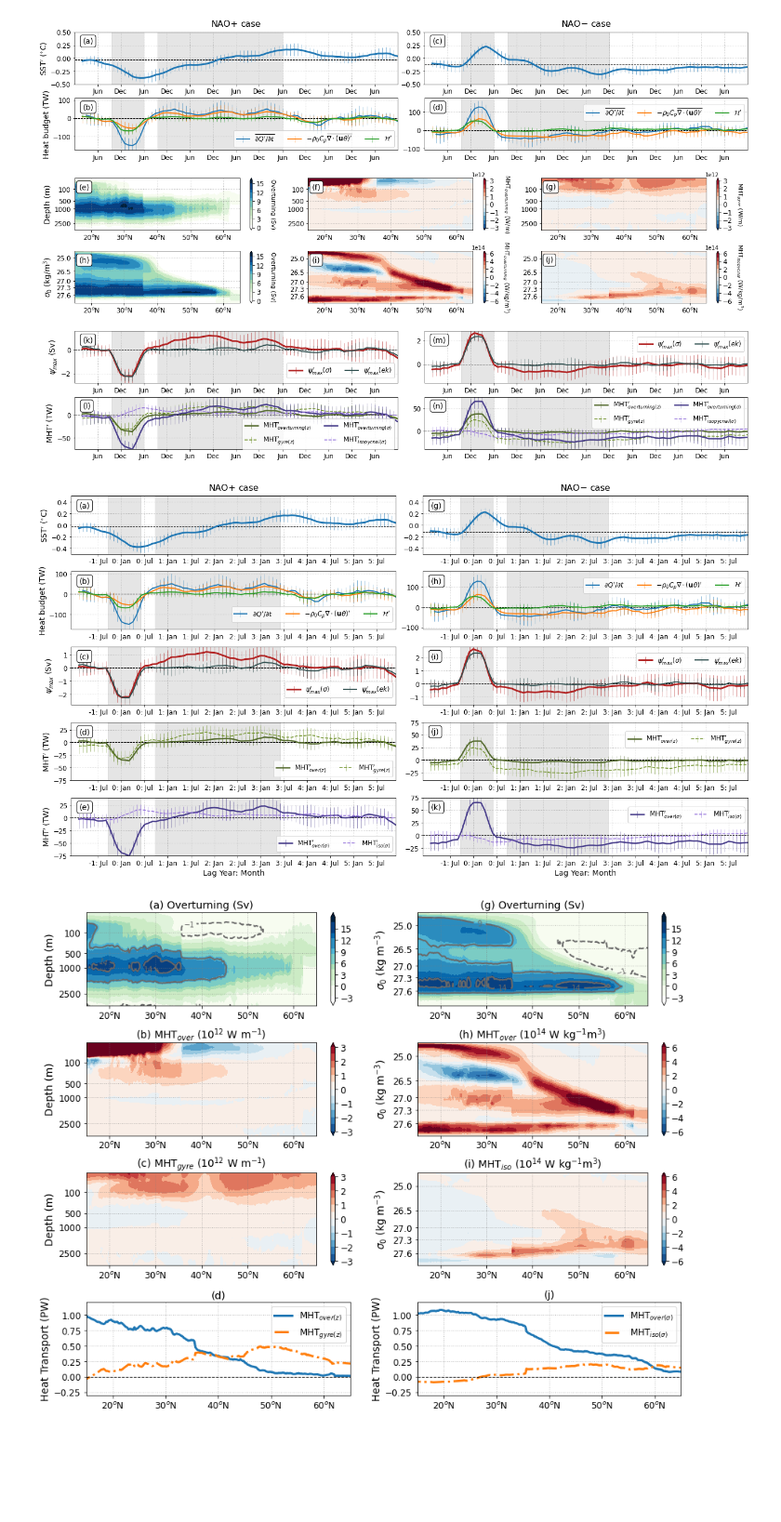
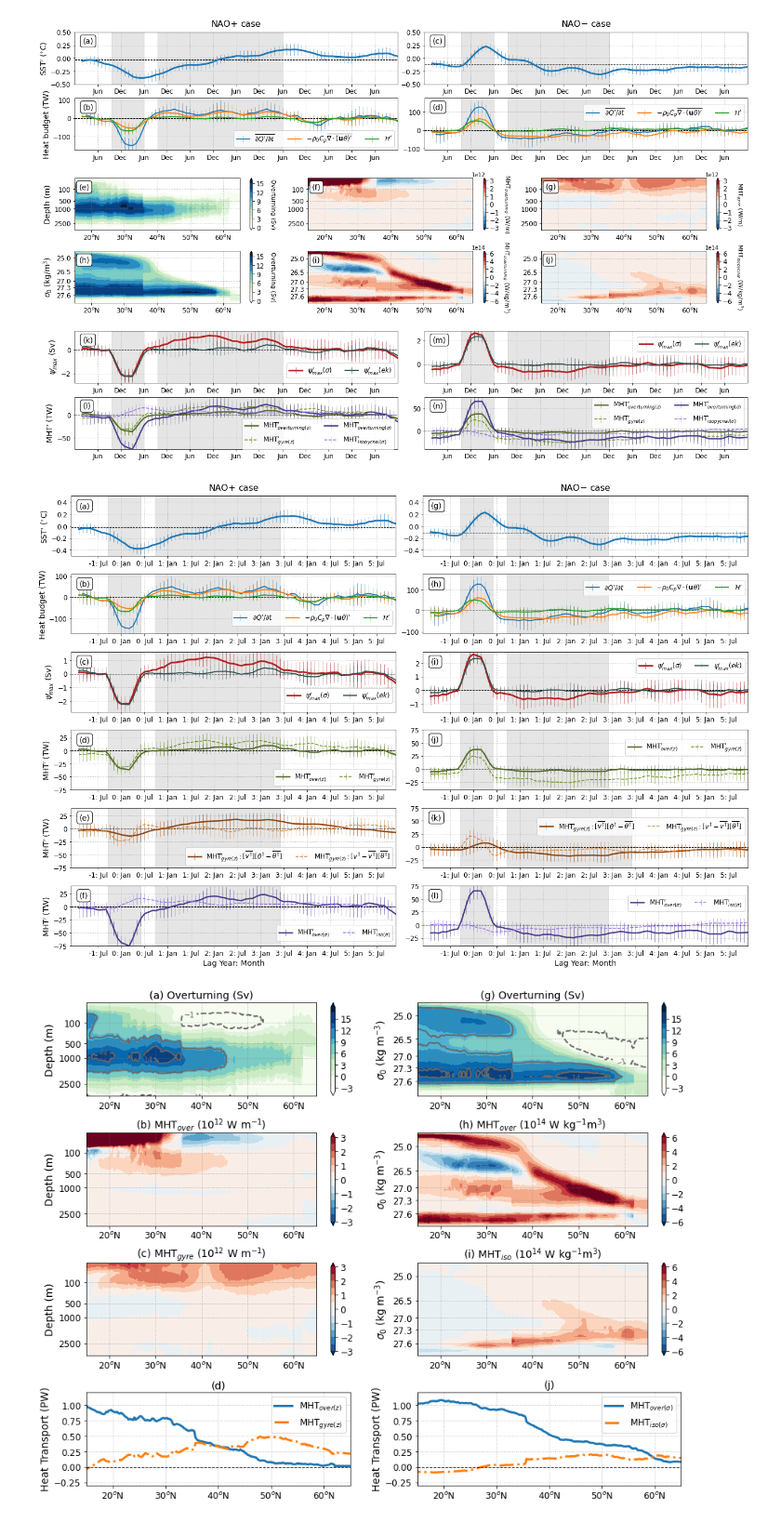
Before and after one commit to hmkhatri/AMOC_Variability_DePreSys_MET, a Jupyter notebook: Notebooks/Plots_Paper_NAO_Heat_Content_Variability/Plots_timeseries_NAO.ipynb, the cells around one changed output. Shown at 93% size. Saved outputs shown, nothing was run; the diff lists cells and outputs as text; code cells hidden in the pictures; blank space fills up the shorter version.

Commit message:
bootstrapping gyre heat transport

```diff
--- a/Notebooks/Plots_Paper_NAO_Heat_Content_Variability/Plots_timeseries_NAO.ipynb
+++ b/Notebooks/Plots_Paper_NAO_Heat_Content_Variability/Plots_timeseries_NAO.ipynb
@@ -69,7 +69,8 @@ Coordinates:
 # %%
 data_dir = "/gws/nopw/j04/snapdragon/hkhatri/Data_Composite/NAO_hpa/Bootstrap_Confidence/"
 
-file_list = ['Bootstrap_NAOp_Diagnostics_Area_Integrated.nc', 'Bootstrap_NAOp_Overturning_MHT_timeseries.nc']
+file_list = ['Bootstrap_NAOp_Diagnostics_Area_Integrated.nc', 'Bootstrap_NAOp_Overturning_MHT_timeseries.nc',
+            'Bootstrap_NAOp_Gyre_MHT_timeseries.nc']
 
 ds_NAOp = []
 
@@ -78,11 +79,12 @@ for file in file_list:
     d = xr.open_dataset(data_dir + file)
     ds_NAOp.append(d)
 
-ds_NAOp = xr.merge(ds_NAOp)
+ds_NAOp = xr.merge(ds_NAOp, compat='override')
 
 ds_NAOp = ds_NAOp.assign_coords(j_c=ds_NAOp['latitude'])
 
-file_list = ['Bootstrap_NAOn_Diagnostics_Area_Integrated.nc', 'Bootstrap_NAOn_Overturning_MHT_timeseries.nc']
+file_list = ['Bootstrap_NAOn_Diagnostics_Area_Integrated.nc', 'Bootstrap_NAOn_Overturning_MHT_timeseries.nc',
+            'Bootstrap_NAOn_Gyre_MHT_timeseries.nc']
 
 ds_NAOn = []
 
@@ -91,7 +93,7 @@ for file in file_list:
     d = xr.open_dataset(data_dir + file)
     ds_NAOn.append(d)
 
-ds_NAOn = xr.merge(ds_NAOn)
+ds_NAOn = xr.merge(ds_NAOn, compat='override')
 
 ds_NAOn = ds_NAOn.assign_coords(j_c=ds_NAOn['latitude'])
 
@@ -579,8 +581,8 @@ cfd_per = 1.98 # z-val for confidence interval
                 # (1.289 for 80%, 1.658 for 90%, 1.98 for 95%, 2.617 for 99% for deg. freddom = 120)
 fs = 12 # font size
 
-grid1 = plt.GridSpec(5, 6, wspace=0.3, hspace=0.3)
-fig = plt.figure(figsize=[22,12])
+grid1 = plt.GridSpec(6, 6, wspace=0.3, hspace=0.3)
+fig = plt.figure(figsize=[22,15])
 
 props = dict(boxstyle='round', facecolor='white')
 
@@ -796,7 +798,7 @@ ax.grid(color='gray', alpha=0.5, linestyle=':', lw=1.)
 ax.text(0.025, 0.9, '(j)', transform=ax.transAxes, fontsize=fs+2, verticalalignment='top', bbox=props);
 
 
-ax = fig.add_subplot(grid1[4, 0:3])
+ax = fig.add_subplot(grid1[5, 0:3])
 tmp = (ds_NAOp.interp(j_c=50., method='linear')) / 1e12
 ax.errorbar(ds_NAOp['time.year'] + ds_NAOp['time.month']/12 - 1962, tmp['MHT_overturning_sigma_int'],
             yerr=(tmp['MHT_overturning_sigma_int_confidence_upper'] -
@@ -819,38 +821,89 @@ ax.set_ylim([-75., 40.]);
 ax.axvspan(-0.2, 0.5, alpha=0.2, color='gray')
 ax.axvspan(0.8, 3.5, alpha=0.2, color='gray')
 ax.grid(color='gray', alpha=0.5, linestyle=':', lw=1.)
-ax.text(0.025, 0.9, '(e)', transform=ax.transAxes, fontsize=fs+2, verticalalignment='top', bbox=props);
+ax.text(0.025, 0.9, '(f)', transform=ax.transAxes, fontsize=fs+2, verticalalignment='top', bbox=props);
 
-ax = fig.add_subplot(grid1[4, 3:6])
+ax = fig.add_subplot(grid1[5, 3:6])
 tmp = (ds_NAOn.interp(j_c=50., method='linear')) / 1e12
 ax.errorbar(ds_NAOp['time.year'] + ds_NAOp['time.month']/12 - 1962, tmp['MHT_overturning_sigma_int'],
             yerr=(tmp['MHT_overturning_sigma_int_confidence_upper'] -
                   tmp['MHT_overturning_sigma_int_confidence_lower']), lw = 2.5, elinewidth=0.5, color = 'darkslateblue',
             label=r'MHT$_{over(\sigma)}^{\prime}$')
 ax.errorbar(ds_NAOp['time.year'] + ds_NAOp['time.month']/12 - 1962, tmp['MHT_isopycnal_sigma_int'],
             yerr=(tmp['MHT_isopycnal_sigma_int_confidence_upper'] -
                   tmp['MHT_isopycnal_sigma_int_confidence_lower']), lw = 1.5, elinewidth=0.5, ls = '--', color = 'mediumpurple',
             label=r'MHT$_{iso(\sigma)}^{\prime}$')
 
 ax.axhline(y=0, ls='--', lw=1, color='k')
 #ax.set_xlabel('Time (year)', fontsize=12)
 plt.legend(loc='upper right', bbox_to_anchor=(1., 0.9), fontsize=12, ncol=2)
 plt.xticks(np.arange(-0.5+1/12,6+1/12,0.5), ['-1: Jul', '0: Jan', '0: Jul', '1: Jan', '1: Jul',
                                             '2: Jan', '2: Jul', '3: Jan', '3: Jul', '4: Jan', '4: Jul', '5: Jan', '5: Jul'], fontsize = fs);
 plt.yticks(fontsize = 12); plt.xticks(fontsize = 12);
 ax.set_xlim([-1., 6.]);
 ax.set_ylim([-40., 75.]);
 ax.axvspan(-0.2, 0.5, alpha=0.2, color='gray')
 ax.axvspan(0.8, 3.0, alpha=0.2, color='gray')
 ax.grid(color='gray', alpha=0.5, linestyle=':', lw=1.)
 ax.set_xlabel('Lag Year: Month', fontsize=fs+2)
 
+ax.text(0.025, 0.9, '(l)', transform=ax.transAxes, fontsize=fs+2, verticalalignment='top', bbox=props);
+
+# ----------------------------------- #
+# ------- Meridional Heat Transport (gyre components) anomaly timeseries ----- #
+# ----------------------------------- #
+
+ax = fig.add_subplot(grid1[4, 0:3])
+tmp = (ds_NAOp.interp(j_c=50., method='linear')) / 1e12
+ax.errorbar(ds_NAOp['time.year'] + ds_NAOp['time.month']/12 - 1962, tmp['MHT_Gyre_Tanom_Vmean'],
+            yerr=(tmp['MHT_Gyre_Tanom_Vmean_confidence_upper'] -
+                  tmp['MHT_Gyre_Tanom_Vmean_confidence_lower']), lw = 2.5, elinewidth=0.5, color = 'saddlebrown',
+            label=r'MHT$_{gyre(z)}^{\prime} : [\overline{v^{\dagger}}][\theta^{\dagger} - \overline{\theta^{\dagger}}]$')
+ax.errorbar(ds_NAOp['time.year'] + ds_NAOp['time.month']/12 - 1962, tmp['MHT_Gyre_Tmean_Vanom'],
+            yerr=(tmp['MHT_Gyre_Tmean_Vanom_confidence_upper'] -
+                  tmp['MHT_Gyre_Tmean_Vanom_confidence_lower']), lw = 1.5, ls = '--', elinewidth=0.5, color = 'peru',
+            label=r'MHT$_{gyre(z)}^{\prime} : [{v^{\dagger}} - \overline{v^{\dagger}}][\overline{\theta^{\dagger}}]$')
+ax.axhline(y=0, ls='--', lw=1, color='k')
+#ax.set_xlabel('Time (year)', fontsize=12)
+ax.set_ylabel(r'MHT$^{\prime}$ (TW)', fontsize=fs+2)
+plt.legend(loc='upper right', bbox_to_anchor=(1., 0.4), fontsize=12, ncol=2)
+plt.xticks(np.arange(-0.5+1/12,6+1/12,0.5), ['-1: Jul', '0: Jan', '0: Jul', '1: Jan', '1: Jul',
+                                            '2: Jan', '2: Jul', '3: Jan', '3: Jul', '4: Jan', '4: Jul', '5: Jan', '5: Jul'], fontsize = fs);
+plt.yticks(fontsize = 12); plt.xticks(fontsize = 12);
+ax.set_xlim([-1., 6.]);
+ax.set_ylim([-75., 40.]);
+ax.axvspan(-0.2, 0.5, alpha=0.2, color='gray')
+ax.axvspan(0.8, 3.5, alpha=0.2, color='gray')
+ax.grid(color='gray', alpha=0.5, linestyle=':', lw=1.)
+ax.text(0.025, 0.9, '(e)', transform=ax.transAxes, fontsize=fs+2, verticalalignment='top', bbox=props);
+
+ax = fig.add_subplot(grid1[4, 3:6])
+tmp = (ds_NAOn.interp(j_c=50., method='linear')) / 1e12
+ax.errorbar(ds_NAOp['time.year'] + ds_NAOp['time.month']/12 - 1962, tmp['MHT_Gyre_Tanom_Vmean'],
+            yerr=(tmp['MHT_Gyre_Tanom_Vmean_confidence_upper'] -
+                  tmp['MHT_Gyre_Tanom_Vmean_confidence_lower']), lw = 2.5, elinewidth=0.5, color = 'saddlebrown',
+            label=r'MHT$_{gyre(z)}^{\prime} : [\overline{v^{\dagger}}][\theta^{\dagger} - \overline{\theta^{\dagger}}]$')
+ax.errorbar(ds_NAOp['time.year'] + ds_NAOp['time.month']/12 - 1962, tmp['MHT_Gyre_Tmean_Vanom'],
+            yerr=(tmp['MHT_Gyre_Tmean_Vanom_confidence_upper'] -
+                  tmp['MHT_Gyre_Tmean_Vanom_confidence_lower']), lw = 1.5, ls = '--', elinewidth=0.5, color = 'peru',
+            label=r'MHT$_{gyre(z)}^{\prime} : [{v^{\dagger}} - \overline{v^{\dagger}}][\overline{\theta^{\dagger}}]$')
+ax.axhline(y=0, ls='--', lw=1, color='k')
+#ax.set_xlabel('Time (year)', fontsize=12)
+plt.legend(loc='upper right', bbox_to_anchor=(1., 0.9), fontsize=12, ncol=2)
+plt.xticks(np.arange(-0.5+1/12,6+1/12,0.5), ['-1: Jul', '0: Jan', '0: Jul', '1: Jan', '1: Jul',
+                                            '2: Jan', '2: Jul', '3: Jan', '3: Jul', '4: Jan', '4: Jul', '5: Jan', '5: Jul'], fontsize = fs);
+plt.yticks(fontsize = 12); plt.xticks(fontsize = 12);
+ax.set_xlim([-1., 6.]);
+ax.set_ylim([-40., 75.]);
+ax.axvspan(-0.2, 0.5, alpha=0.2, color='gray')
+ax.axvspan(0.8, 3.5, alpha=0.2, color='gray')
+ax.grid(color='gray', alpha=0.5, linestyle=':', lw=1.)
 ax.text(0.025, 0.9, '(k)', transform=ax.transAxes, fontsize=fs+2, verticalalignment='top', bbox=props);
 
 fig.savefig('/home/users/hkhatri/Plots/Figures_GRL_2022/Figure4_new.png', dpi=300,bbox_inches='tight');
 fig.savefig('/home/users/hkhatri/Plots/Figures_GRL_2022/Figure4_new.pdf', dpi=300,bbox_inches='tight');
 # %% [output]
-[figure, old version]
+[figure, new version]
 # %%
 from mpl_toolkits.axes_grid1.inset_locator import inset_axes
 
```
Also changed, not shown: parts of 5 cells of this notebook, 4 other files.
